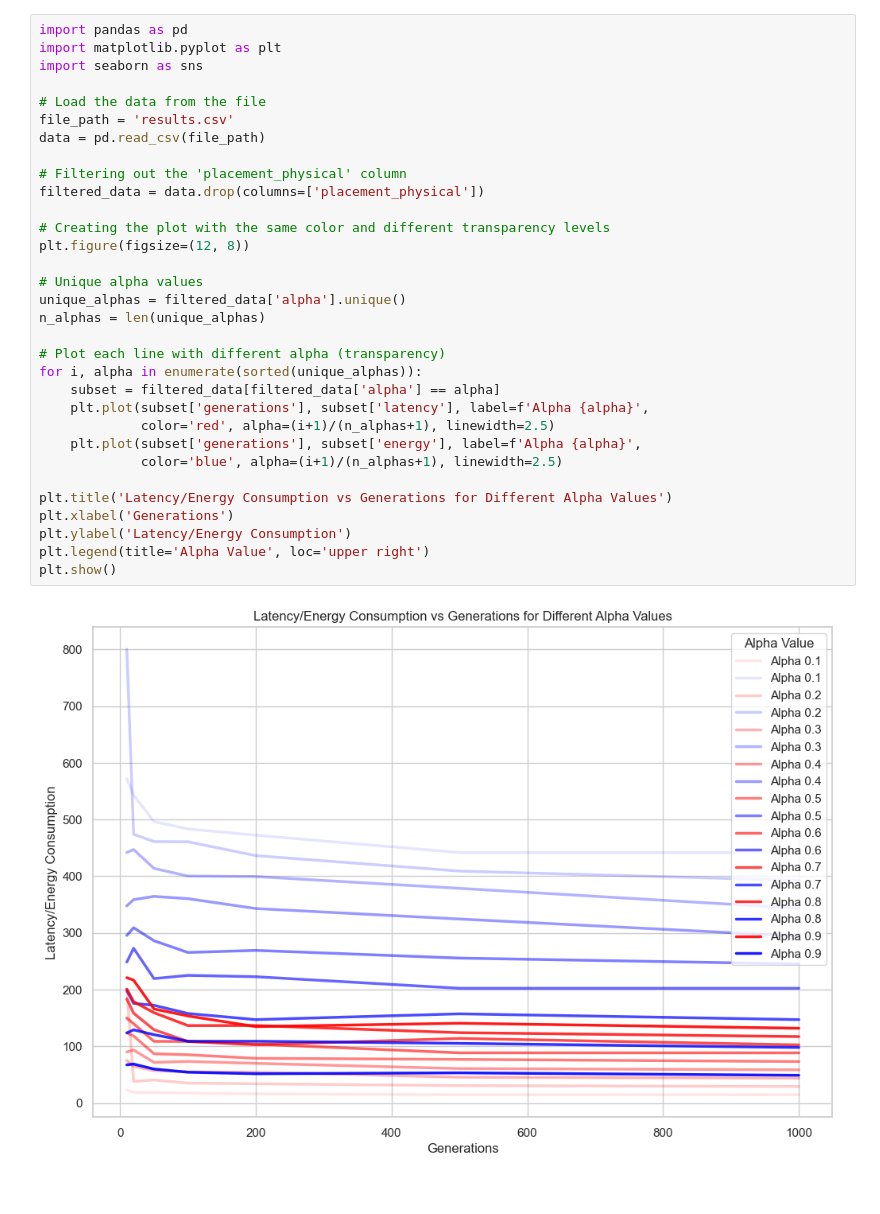
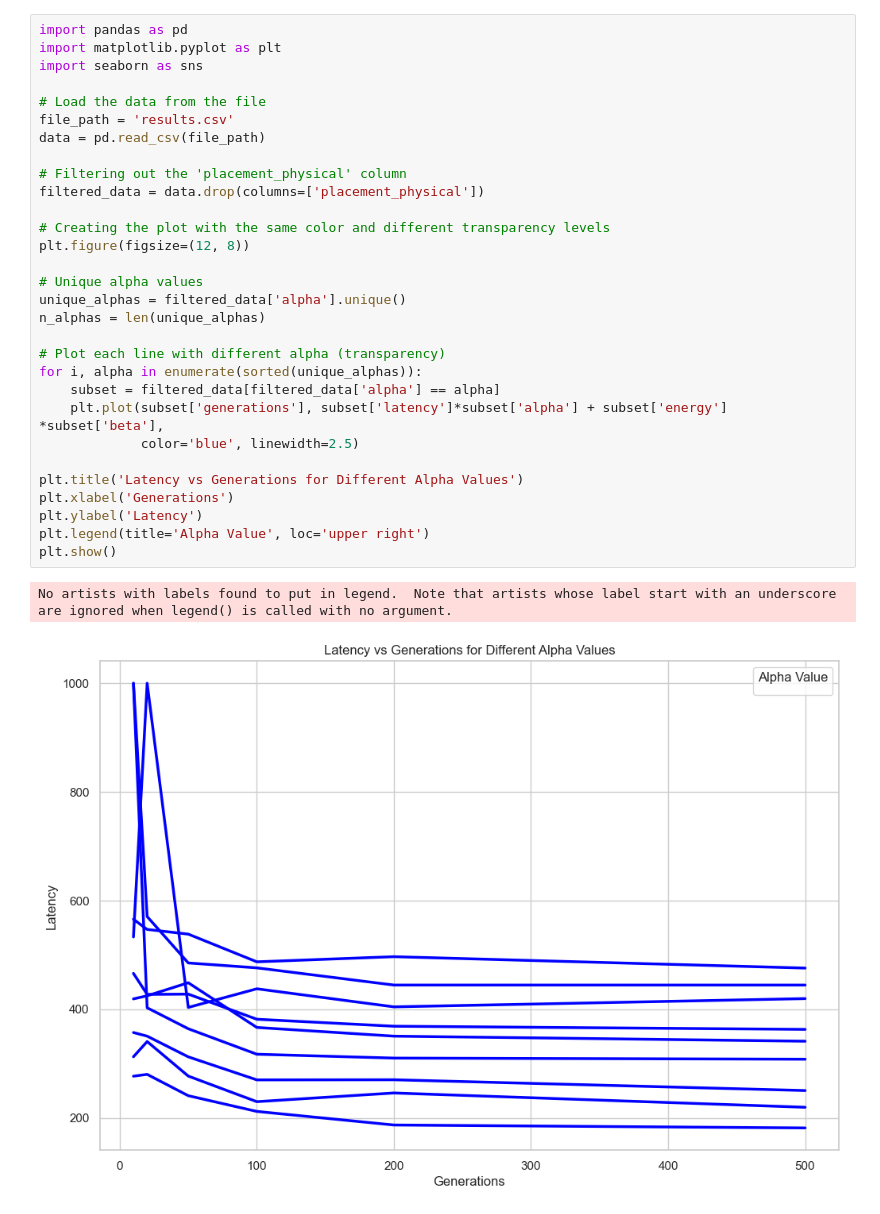
Before and after one commit to mpgallage/computing-continuum-simulator, a Jupyter notebook: analysis.ipynb, the cells around one changed output. Cells and saved outputs as stored; diff of their text form.

```diff
--- a/analysis.ipynb
+++ b/analysis.ipynb
@@ -65,37 +65,36 @@ plt.show()
 # %%
 import pandas as pd
 import matplotlib.pyplot as plt
 import seaborn as sns
 
 # Load the data from the file
 file_path = 'results.csv'
 data = pd.read_csv(file_path)
 
 # Filtering out the 'placement_physical' column
 filtered_data = data.drop(columns=['placement_physical'])
 
 # Creating the plot with the same color and different transparency levels
 plt.figure(figsize=(12, 8))
 
 # Unique alpha values
 unique_alphas = filtered_data['alpha'].unique()
 n_alphas = len(unique_alphas)
 
 # Plot each line with different alpha (transparency)
 for i, alpha in enumerate(sorted(unique_alphas)):
     subset = filtered_data[filtered_data['alpha'] == alpha]
-    plt.plot(subset['generations'], subset['latency'], label=f'Alpha {alpha}',
-             color='red', alpha=(i+1)/(n_alphas+1), linewidth=2.5)
-    plt.plot(subset['generations'], subset['energy'], label=f'Alpha {alpha}',
-             color='blue', alpha=(i+1)/(n_alphas+1), linewidth=2.5)
+    plt.plot(subset['generations'], subset['latency']*subset['alpha'] + subset['energy'] *subset['beta'],
+             color='blue', linewidth=2.5)
 
-plt.title('Latency/Energy Consumption vs Generations for Different Alpha Values')
+plt.title('Latency vs Generations for Different Alpha Values')
 plt.xlabel('Generations')
-plt.ylabel('Latency/Energy Consumption')
+plt.ylabel('Latency')
 plt.legend(title='Alpha Value', loc='upper right')
 plt.show()
 # %% [output]
+No artists with labels found to put in legend.  Note that artists whose label start with an underscore are ignored when legend() is called with no argument.
-[figure, old version]
+[figure, new version]
 # %%
 import pandas as pd
 import matplotlib.pyplot as plt
```
Also changed, not shown: parts of 3 cells of this notebook, 2 other files.
